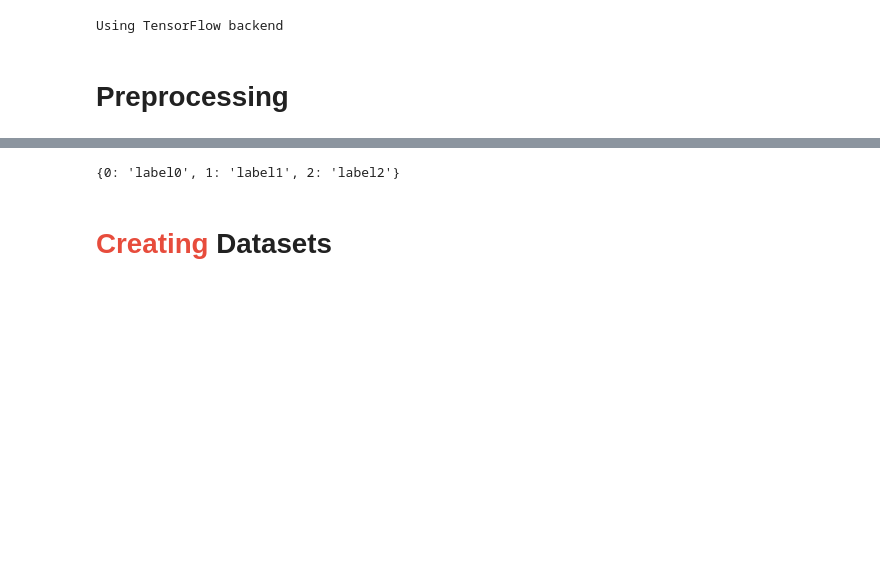
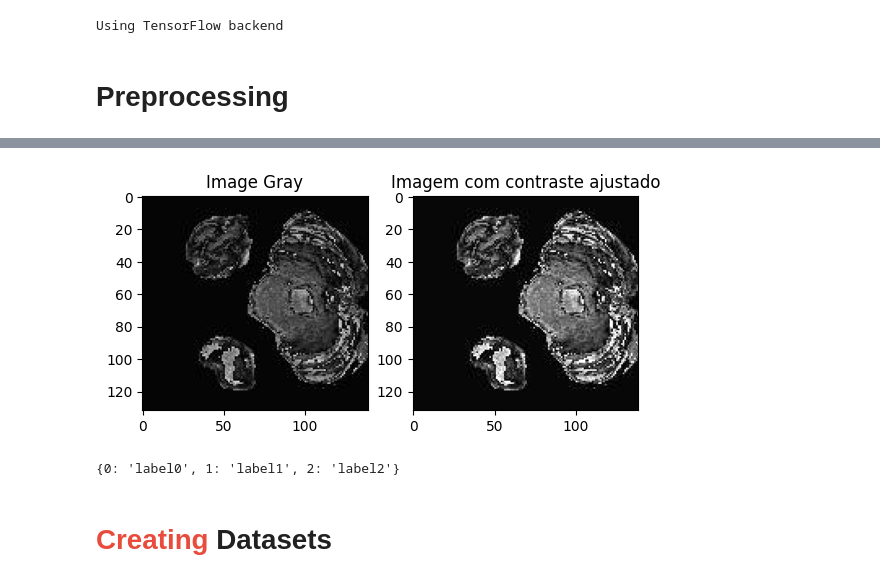
Before and after one commit to juliorodrigues07/tumour_detection, a Jupyter notebook: notebooks/brain_tumor_detection_w_keras_yolo_v8.ipynb, the cells around one changed output, grey strips where cells are left out. Cells and saved outputs as stored; diff of their text form; code cells hidden in the pictures; blank space fills up the shorter version.

```diff
--- a/notebooks/brain_tumor_detection_w_keras_yolo_v8.ipynb
+++ b/notebooks/brain_tumor_detection_w_keras_yolo_v8.ipynb
@@ -70,3 +90,16 @@ Using TensorFlow backend
+# %%
+#CONTRASTE LINEAR
+rohanced_image = cv2.convertScaleAbs(image_gray, alpha = 1.5, beta =5)
+
+plt.subplot(1,2,1)
+plt.imshow(image_gray, cmap='gray')
+plt.title('Image Gray')
+plt.subplot(1,2,2)
+plt.imshow(rohanced_image, cmap='gray')
+plt.title('Imagem com contraste ajustado')
+plt.show()
+# %% [output]
+[figure, added]
 # %%
 # a function for converting txt file to list
 def parse_txt_annot(img_path, txt_path):
```
Also changed, not shown: parts of 2 cells of this notebook.
